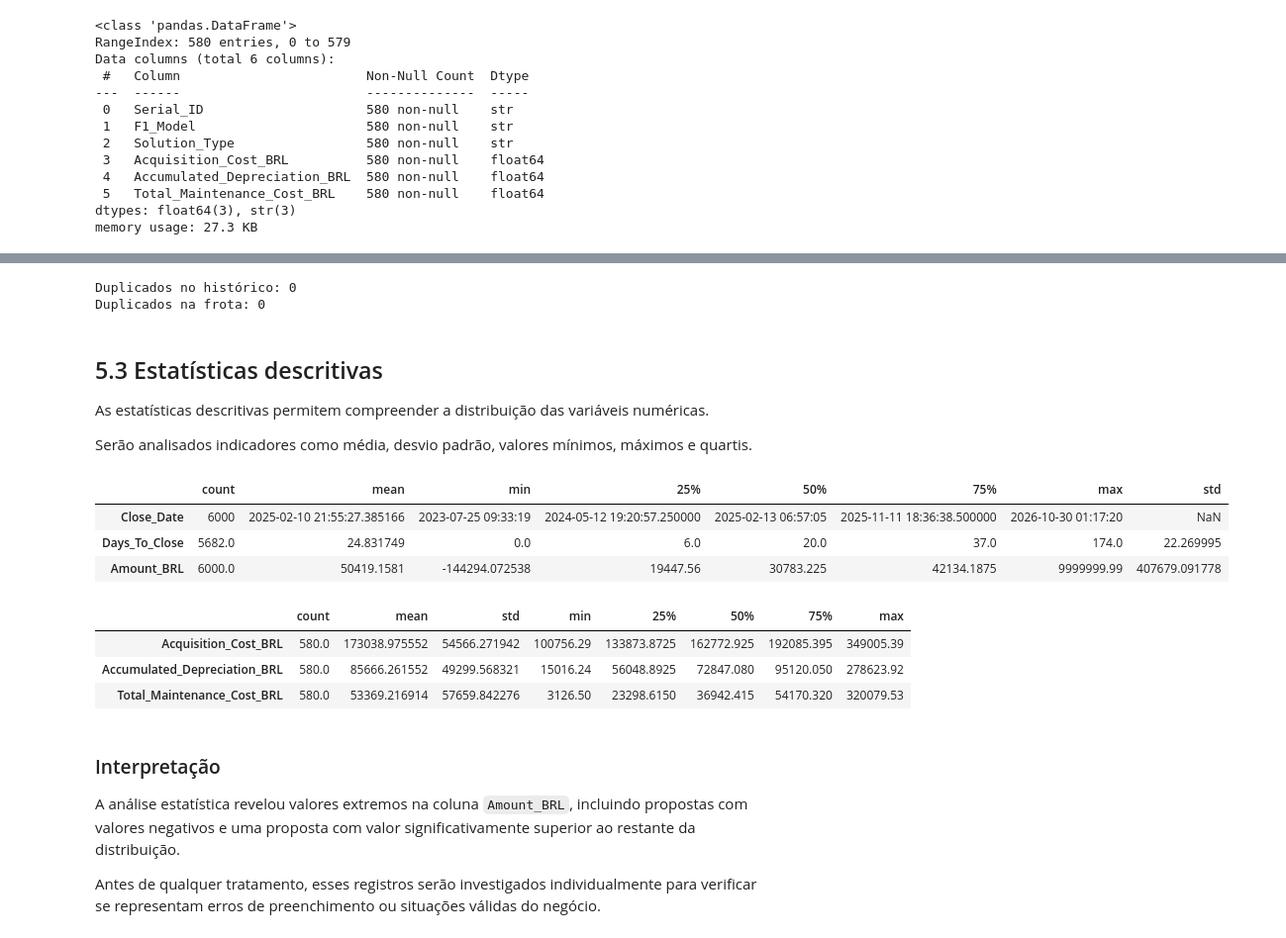
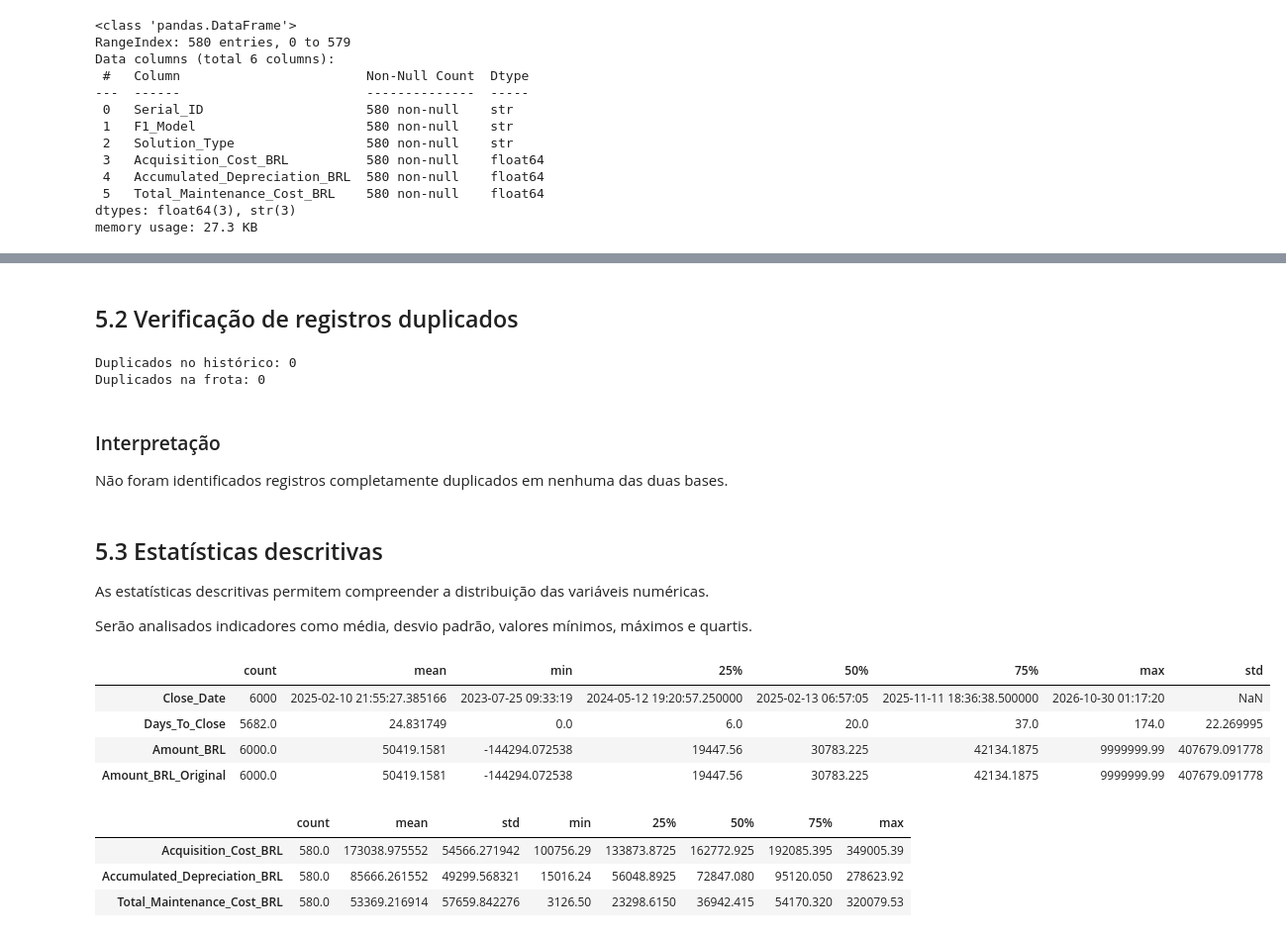
Before and after one commit to marco-rocks/hackaton-altas-copco, a Jupyter notebook: notebooks/01_analise_exploratoria.ipynb, the cells around one changed output, grey strips where cells are left out. Shown at 99% size. Drawn from its saved outputs; the diff is of its cells as text; code cells hidden in the pictures.

Commit message:
chore: Finalizando a análise e concluindo as missões

```diff
--- a/notebooks/01_analise_exploratoria.ipynb
+++ b/notebooks/01_analise_exploratoria.ipynb
@@ -64,6 +63,10 @@ frota_ativos = pd.read_excel(
     CAMINHO_DADOS,
     sheet_name="FROTA_ATIVOS"
 )
+
+# Preserva o valor monetário originalmente registrado.
+# Essa coluna será utilizada posteriormente na análise financeira.
+historico_cotacoes["Amount_BRL_Original"] = historico_cotacoes["Amount_BRL"]
 # %% [markdown]
 # 4. Compreendendo a base
 
@@ -231,2 +211,4 @@ def contar_duplicados(dataframe: pd.DataFrame) -> int:
+# %% [markdown]
+## 5.2 Verificação de registros duplicados
 # %%
 print(
@@ -239,6 +223,10 @@ print(
 # %% [output]
 Duplicados no histórico: 0
 Duplicados na frota: 0
+# %% [markdown]
+### Interpretação
+
+Não foram identificados registros completamente duplicados em nenhuma das duas bases.
 # %% [markdown]
 ## 5.3 Estatísticas descritivas
 
@@ -246,26 +234,15 @@ As estatísticas descritivas permitem compreender a distribuição das variávei
 
 Serão analisados indicadores como média, desvio padrão, valores mínimos, máximos e quartis.
 # %%
-display(
-    historico_cotacoes.describe().T
-)
+display(historico_cotacoes.describe().T)
+display(frota_ativos.describe().T)
 # %% [output]
 |  | count | mean | min | 25% | 50% | 75% | max | std |
 | Close_Date | 6000 | 2025-02-10 21:55:27.385166 | 2023-07-25 09:33:19 | 2024-05-12 19:20:57.250000 | 2025-02-13 06:57:05 | 2025-11-11 18:36:38.500000 | 2026-10-30 01:17:20 | NaN |
 | Days_To_Close | 5682.0 | 24.831749 | 0.0 | 6.0 | 20.0 | 37.0 | 174.0 | 22.269995 |
 | Amount_BRL | 6000.0 | 50419.1581 | -144294.072538 | 19447.56 | 30783.225 | 42134.1875 | 9999999.99 | 407679.091778 |
+| Amount_BRL_Original | 6000.0 | 50419.1581 | -144294.072538 | 19447.56 | 30783.225 | 42134.1875 | 9999999.99 | 407679.091778 |
+|  | count | mean | std | min | 25% | 50% | 75% | max |
+| Acquisition_Cost_BRL | 580.0 | 173038.975552 | 54566.271942 | 100756.29 | 133873.8725 | 162772.925 | 192085.395 | 349005.39 |
+| Accumulated_Depreciation_BRL | 580.0 | 85666.261552 | 49299.568321 | 15016.24 | 56048.8925 | 72847.080 | 95120.050 | 278623.92 |
+| Total_Maintenance_Cost_BRL | 580.0 | 53369.216914 | 57659.842276 | 3126.50 | 23298.6150 | 36942.415 | 54170.320 | 320079.53 |
-# %%
-display(
-    frota_ativos.describe().T
-)
-# %% [output]
-|  | count | mean | std | min | 25% | 50% | 75% | max |
-| Acquisition_Cost_BRL | 580.0 | 173038.975552 | 54566.271942 | 100756.29 | 133873.8725 | 162772.925 | 192085.395 | 349005.39 |
-| Accumulated_Depreciation_BRL | 580.0 | 85666.261552 | 49299.568321 | 15016.24 | 56048.8925 | 72847.080 | 95120.050 | 278623.92 |
-| Total_Maintenance_Cost_BRL | 580.0 | 53369.216914 | 57659.842276 | 3126.50 | 23298.6150 | 36942.415 | 54170.320 | 320079.53 |
-# %% [markdown]
-### Interpretação
-
-A análise estatística revelou valores extremos na coluna `Amount_BRL`, incluindo propostas com valores negativos e uma proposta com valor significativamente superior ao restante da distribuição.
-
-Antes de qualquer tratamento, esses registros serão investigados individualmente para verificar se representam erros de preenchimento ou situações válidas do negócio.
```
Also changed, not shown: parts of 142 cells of this notebook, 9 other files.
